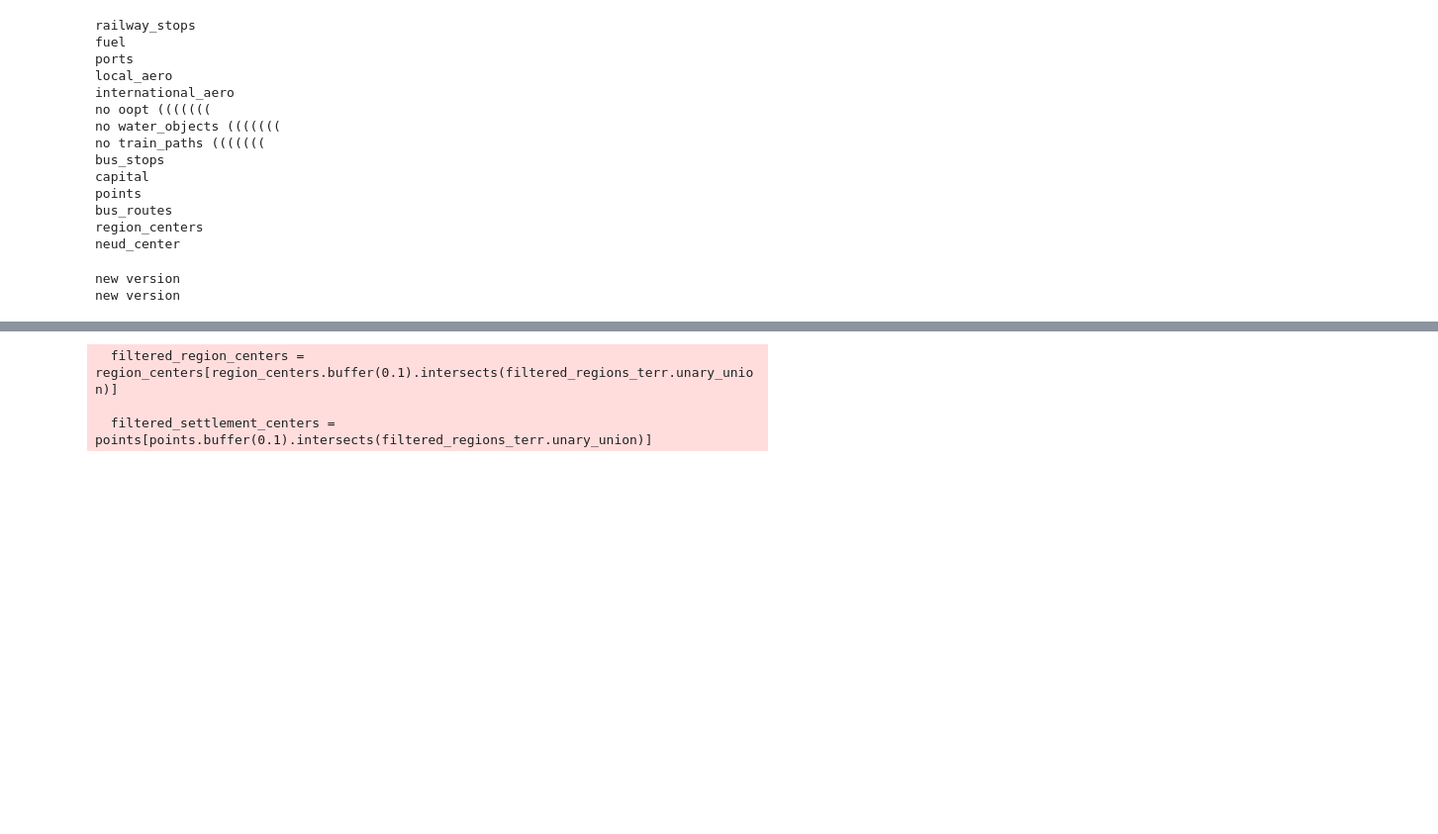
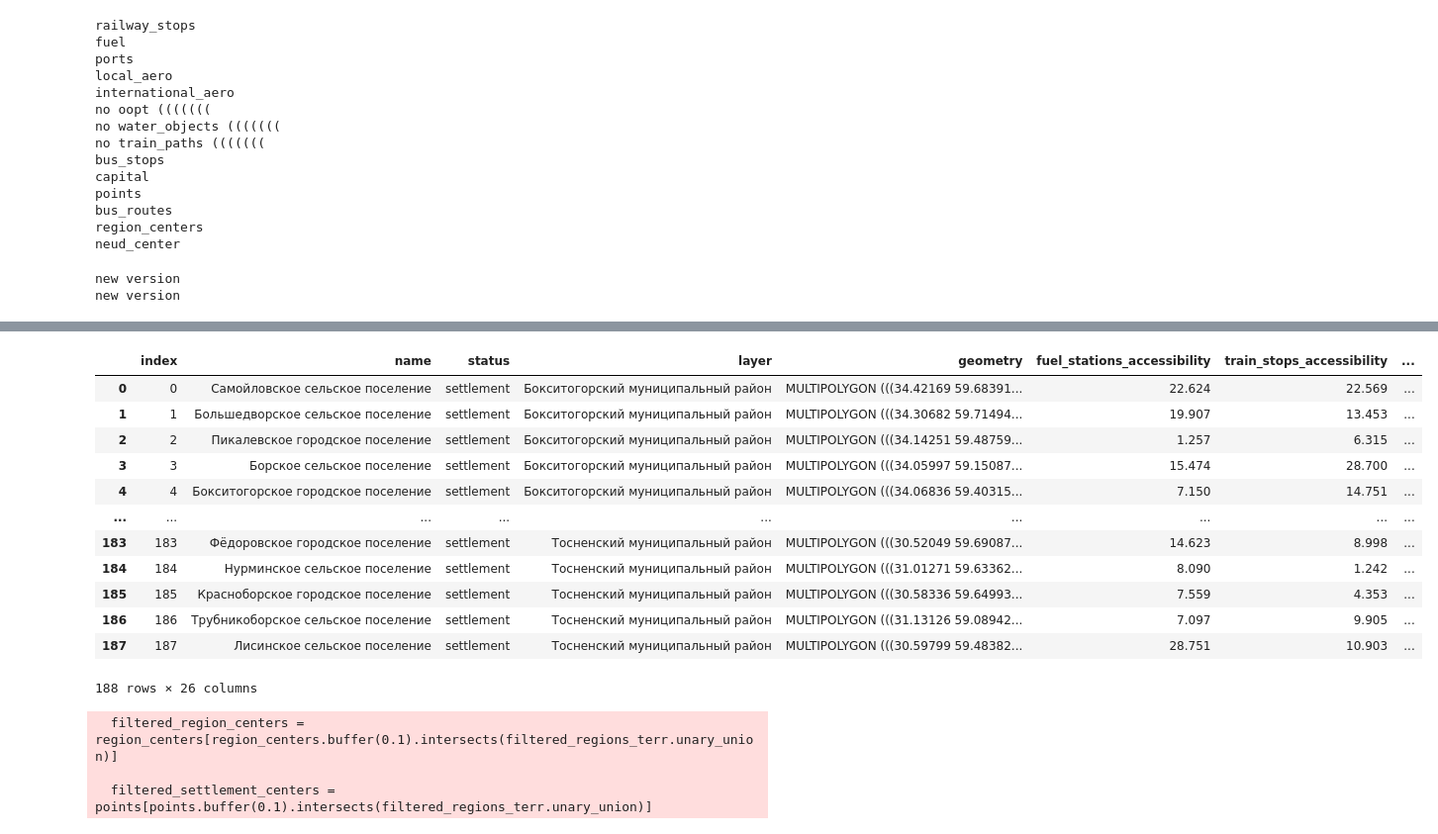
Before and after one commit to alexandermorozzov/transport_frames, a Jupyter notebook: notebooks/projecting.ipynb, the cells around one changed output, grey strips where cells are left out. Shown at 99% size. Drawn from its saved outputs; the diff is of its cells as text; code cells hidden in the pictures; blank space fills up the shorter version.

```diff
--- a/notebooks/projecting.ipynb
+++ b/notebooks/projecting.ipynb
@@ -139,3 +198,19 @@ new version
+# %%
+merged[2]
+# %% [output]
+|  | index | name | status | layer | geometry | fuel_stations_accessibility | train_stops_accessibility | ... |
+| 0 | 0 | Самойловское сельское поселение | settlement | Бокситогорский муниципальный район | MULTIPOLYGON (((34.42169 59.68391... | 22.624 | 22.569 | ... |
+| 1 | 1 | Большедворское сельское поселение | settlement | Бокситогорский муниципальный район | MULTIPOLYGON (((34.30682 59.71494... | 19.907 | 13.453 | ... |
+| 2 | 2 | Пикалевское городское поселение | settlement | Бокситогорский муниципальный район | MULTIPOLYGON (((34.14251 59.48759... | 1.257 | 6.315 | ... |
+| 3 | 3 | Борское сельское поселение | settlement | Бокситогорский муниципальный район | MULTIPOLYGON (((34.05997 59.15087... | 15.474 | 28.700 | ... |
+| 4 | 4 | Бокситогорское городское поселение | settlement | Бокситогорский муниципальный район | MULTIPOLYGON (((34.06836 59.40315... | 7.150 | 14.751 | ... |
+| ... | ... | ... | ... | ... | ... | ... | ... | ... |
+| 183 | 183 | Фёдоровское городское поселение | settlement | Тосненский муниципальный район | MULTIPOLYGON (((30.52049 59.69087... | 14.623 | 8.998 | ... |
+| 184 | 184 | Нурминское сельское поселение | settlement | Тосненский муниципальный район | MULTIPOLYGON (((31.01271 59.63362... | 8.090 | 1.242 | ... |
+| 185 | 185 | Красноборское городское поселение | settlement | Тосненский муниципальный район | MULTIPOLYGON (((30.58336 59.64993... | 7.559 | 4.353 | ... |
+| 186 | 186 | Трубникоборское сельское поселение | settlement | Тосненский муниципальный район | MULTIPOLYGON (((31.13126 59.08942... | 7.097 | 9.905 | ... |
+| 187 | 187 | Лисинское сельское поселение | settlement | Тосненский муниципальный район | MULTIPOLYGON (((30.59799 59.48382... | 28.751 | 10.903 | ... |
+188 rows × 26 columns
 # %%
 merged[2].to_parquet('Ленинградская_область_settlement.parquet', index=False)
 # %%
```
Also changed, not shown: parts of 4 cells of this notebook, 1 other file.
